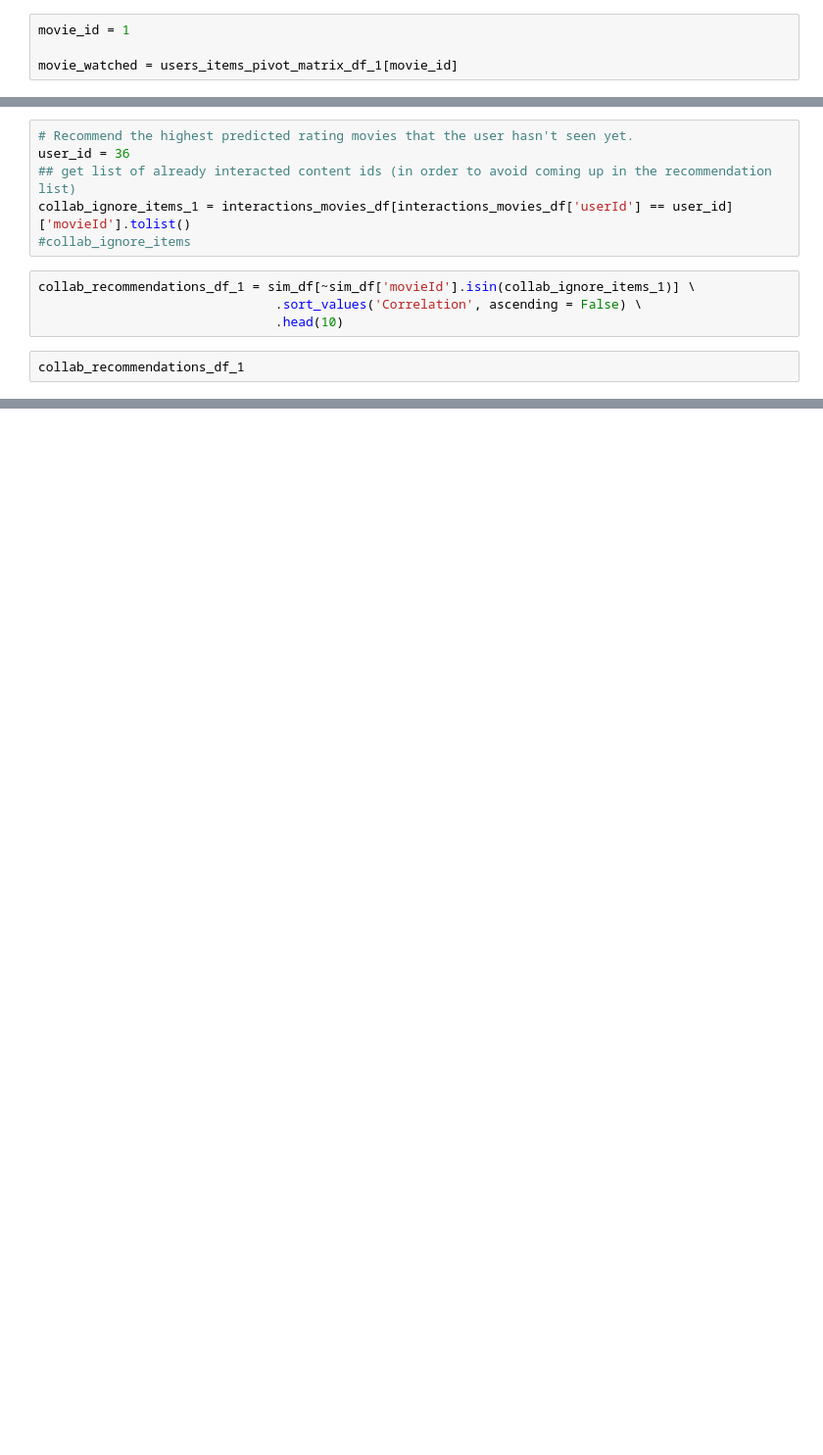
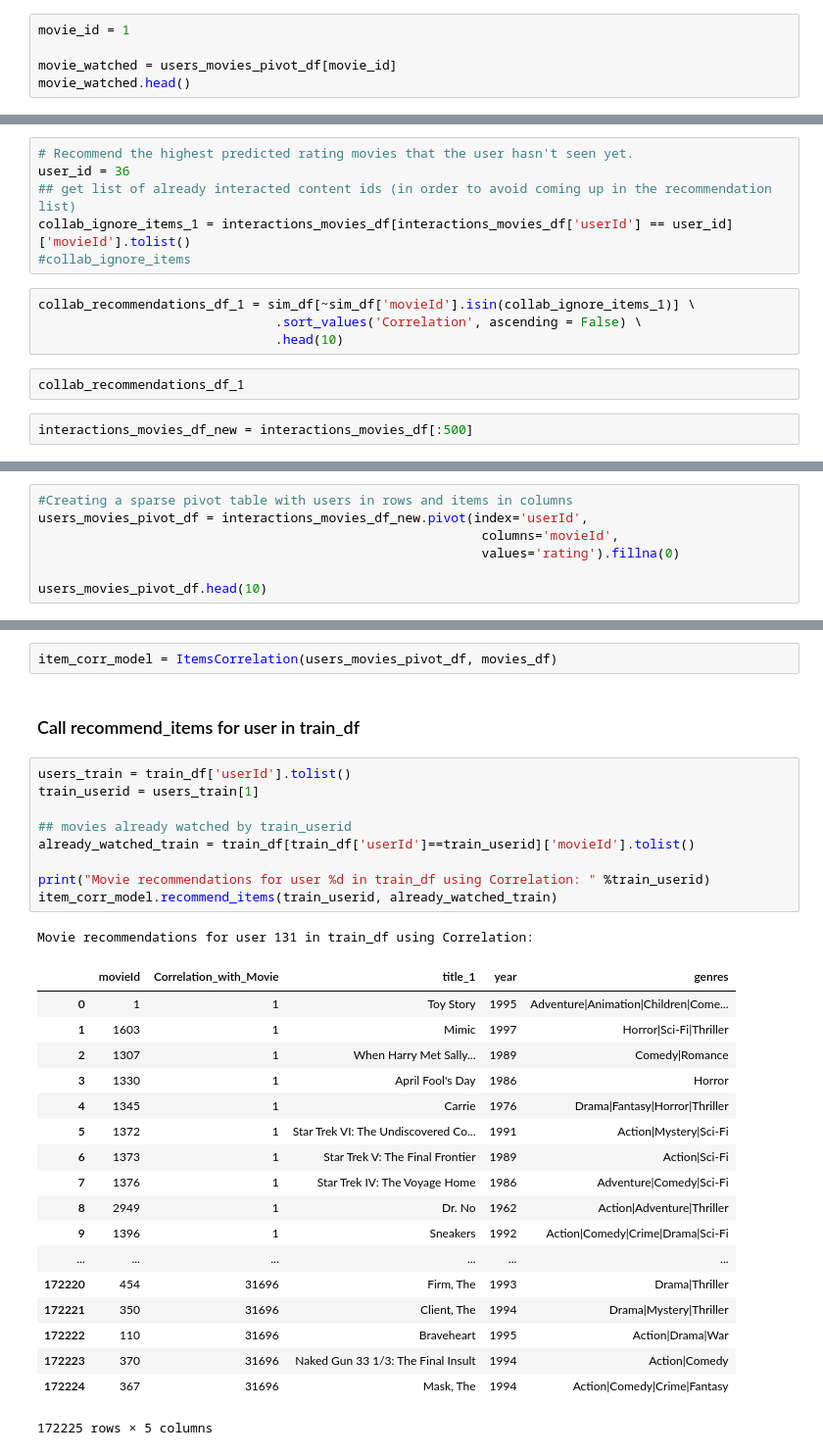
Before and after one commit to csumithra/RecommendationEngine, a Jupyter notebook: movie_ratings_Eval.ipynb, the cells around one changed output, grey strips where cells are left out. Shown at 98% size. Drawn from its saved outputs; the diff is of its cells as text; blank space fills up the shorter version.

```diff
--- a/movie_ratings_Eval.ipynb
+++ b/movie_ratings_Eval.ipynb
@@ -487,4 +1096,5 @@ users_items_pivot_matrix_df_1.head(10)
 # %%
 movie_id = 1
 
-movie_watched = users_items_pivot_matrix_df_1[movie_id]
+movie_watched = users_movies_pivot_df[movie_id]
+movie_watched.head()
@@ -519,3 +1170,5 @@ collab_recommendations_df_1 = sim_df[~sim_df['movieId'].isin(collab_ignore_items
                                .head(10)
 # %%
 collab_recommendations_df_1
+# %%
+interactions_movies_df_new = interactions_movies_df[:500]
@@ -521,0 +1179,7 @@ collab_recommendations_df_1
+# %%
+#Creating a sparse pivot table with users in rows and items in columns
+users_movies_pivot_df = interactions_movies_df_new.pivot(index='userId',
+                                                          columns='movieId',
+                                                          values='rating').fillna(0)
+
+users_movies_pivot_df.head(10)
@@ -521,0 +1237,33 @@ collab_recommendations_df_1
+# %%
+item_corr_model = ItemsCorrelation(users_movies_pivot_df, movies_df)
+# %% [markdown]
+### Call recommend_items for user in train_df
+# %%
+users_train = train_df['userId'].tolist()
+train_userid = users_train[1]
+
+## movies already watched by train_userid
+already_watched_train = train_df[train_df['userId']==train_userid]['movieId'].tolist()
+
+print("Movie recommendations for user %d in train_df using Correlation: " %train_userid)
+item_corr_model.recommend_items(train_userid, already_watched_train)
+# %% [output]
+Movie recommendations for user 131 in train_df using Correlation:
+|  | movieId | Correlation_with_Movie | title_1 | year | genres |
+| 0 | 1 | 1 | Toy Story | 1995 | Adventure|Animation|Children|Come... |
+| 1 | 1603 | 1 | Mimic | 1997 | Horror|Sci-Fi|Thriller |
+| 2 | 1307 | 1 | When Harry Met Sally... | 1989 | Comedy|Romance |
+| 3 | 1330 | 1 | April Fool's Day | 1986 | Horror |
+| 4 | 1345 | 1 | Carrie | 1976 | Drama|Fantasy|Horror|Thriller |
+| 5 | 1372 | 1 | Star Trek VI: The Undiscovered Co... | 1991 | Action|Mystery|Sci-Fi |
+| 6 | 1373 | 1 | Star Trek V: The Final Frontier | 1989 | Action|Sci-Fi |
+| 7 | 1376 | 1 | Star Trek IV: The Voyage Home | 1986 | Adventure|Comedy|Sci-Fi |
+| 8 | 2949 | 1 | Dr. No | 1962 | Action|Adventure|Thriller |
+| 9 | 1396 | 1 | Sneakers | 1992 | Action|Comedy|Crime|Drama|Sci-Fi |
+| ... | ... | ... | ... | ... | ... |
+| 172220 | 454 | 31696 | Firm, The | 1993 | Drama|Thriller |
+| 172221 | 350 | 31696 | Client, The | 1994 | Drama|Mystery|Thriller |
+| 172222 | 110 | 31696 | Braveheart | 1995 | Action|Drama|War |
+| 172223 | 370 | 31696 | Naked Gun 33 1/3: The Final Insult | 1994 | Action|Comedy |
+| 172224 | 367 | 31696 | Mask, The | 1994 | Action|Comedy|Crime|Fantasy |
+172225 rows × 5 columns
```
Also changed, not shown: parts of 145 cells of this notebook.
